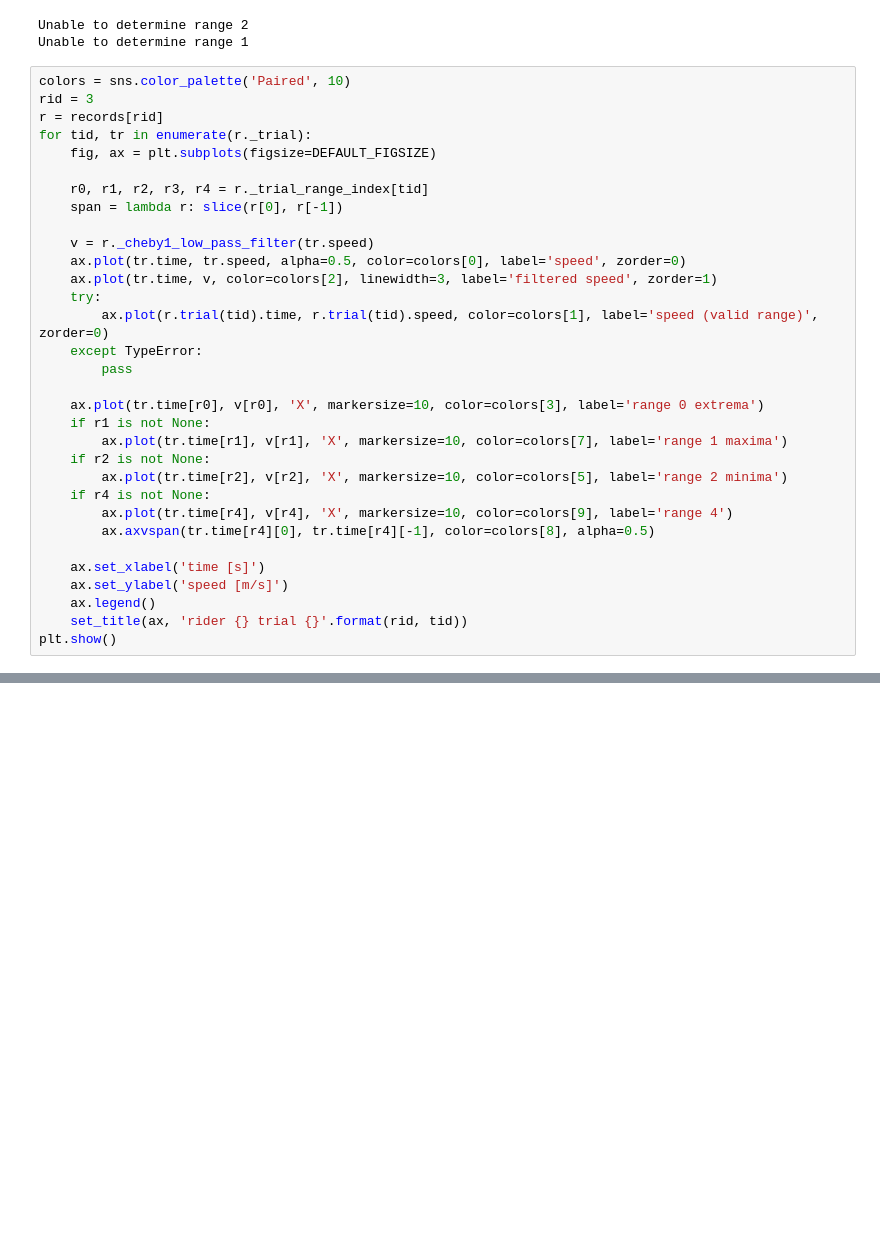
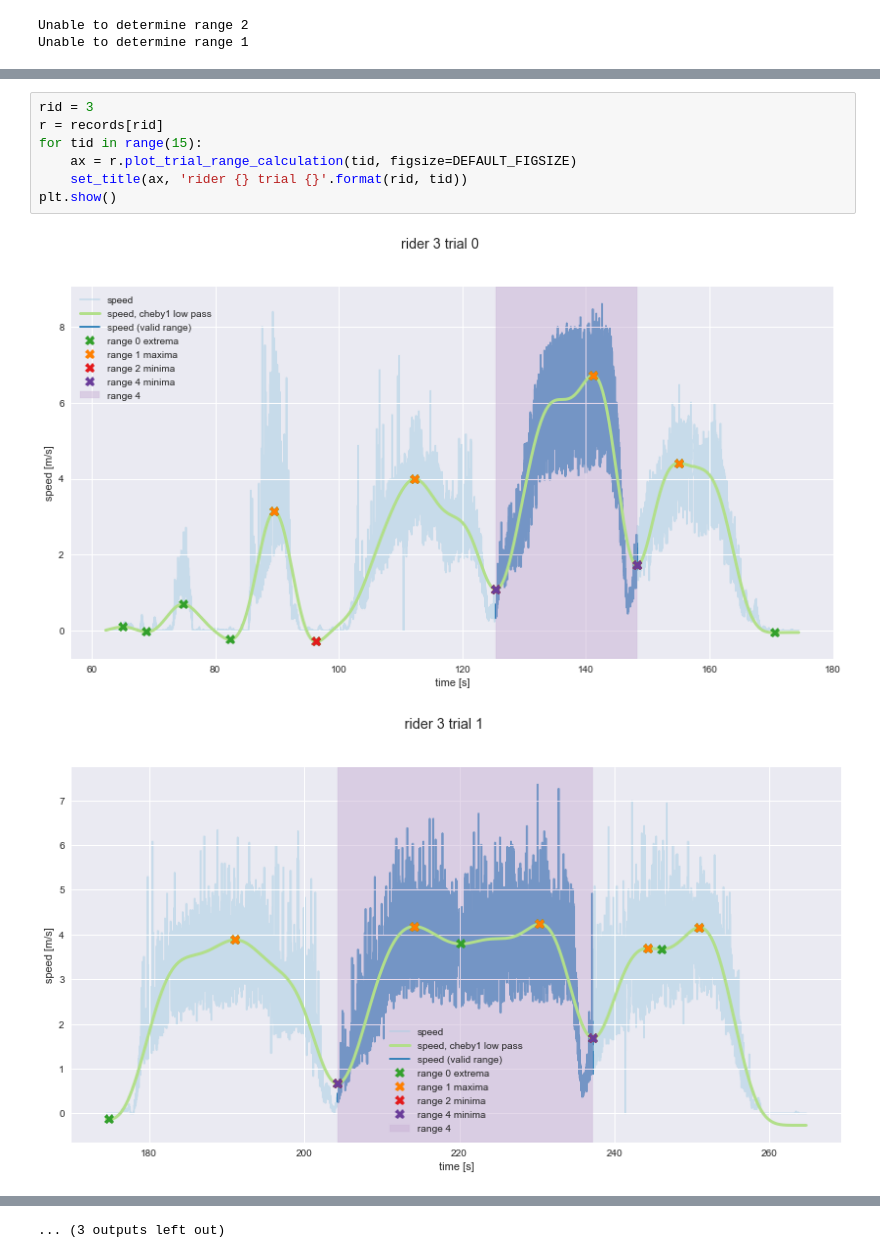
Before and after one commit to oliverlee/antlia, a Jupyter notebook: python/find_steer_event.ipynb, the cells around one changed output, grey strips where cells are left out. Saved outputs shown, nothing was run; the diff lists cells and outputs as text; blank space fills up the shorter version.

Commit message:
Define Record method to plot steer ranges

```diff
--- a/python/find_steer_event.ipynb
+++ b/python/find_steer_event.ipynb
@@ -35,35 +35,3 @@ records = lidar.load_records(sync=False)
 # %% [output]
 Unable to determine range 2
 Unable to determine range 1
-# %%
-colors = sns.color_palette('Paired', 10)
-rid = 3
-r = records[rid]
-for tid, tr in enumerate(r._trial):
-    fig, ax = plt.subplots(figsize=DEFAULT_FIGSIZE)
-
-    r0, r1, r2, r3, r4 = r._trial_range_index[tid]
-    span = lambda r: slice(r[0], r[-1])
-
-    v = r._cheby1_low_pass_filter(tr.speed)
-    ax.plot(tr.time, tr.speed, alpha=0.5, color=colors[0], label='speed', zorder=0)
-    ax.plot(tr.time, v, color=colors[2], linewidth=3, label='filtered speed', zorder=1)
-    try:
-        ax.plot(r.trial(tid).time, r.trial(tid).speed, color=colors[1], label='speed (valid range)', zorder=0)
-    except TypeError:
-        pass
-
-    ax.plot(tr.time[r0], v[r0], 'X', markersize=10, color=colors[3], label='range 0 extrema')
-    if r1 is not None:
-        ax.plot(tr.time[r1], v[r1], 'X', markersize=10, color=colors[7], label='range 1 maxima')
-    if r2 is not None:
-        ax.plot(tr.time[r2], v[r2], 'X', markersize=10, color=colors[5], label='range 2 minima')
-    if r4 is not None:
-        ax.plot(tr.time[r4], v[r4], 'X', markersize=10, color=colors[9], label='range 4')
-        ax.axvspan(tr.time[r4][0], tr.time[r4][-1], color=colors[8], alpha=0.5)
-
-    ax.set_xlabel('time [s]')
-    ax.set_ylabel('speed [m/s]')
-    ax.legend()
-    set_title(ax, 'rider {} trial {}'.format(rid, tid))
-plt.show()
@@ -83,0 +38,10 @@ plt.show()
+# %%
+rid = 3
+r = records[rid]
+for tid in range(15):
+    ax = r.plot_trial_range_calculation(tid, figsize=DEFAULT_FIGSIZE)
+    set_title(ax, 'rider {} trial {}'.format(rid, tid))
+plt.show()
+# %% [output]
+[figure, added]
+[figure, added]
@@ -83,0 +58 @@ plt.show()
+... (3 outputs left out)
```
Also changed, not shown: parts of 2 cells of this notebook, 1 other file.
